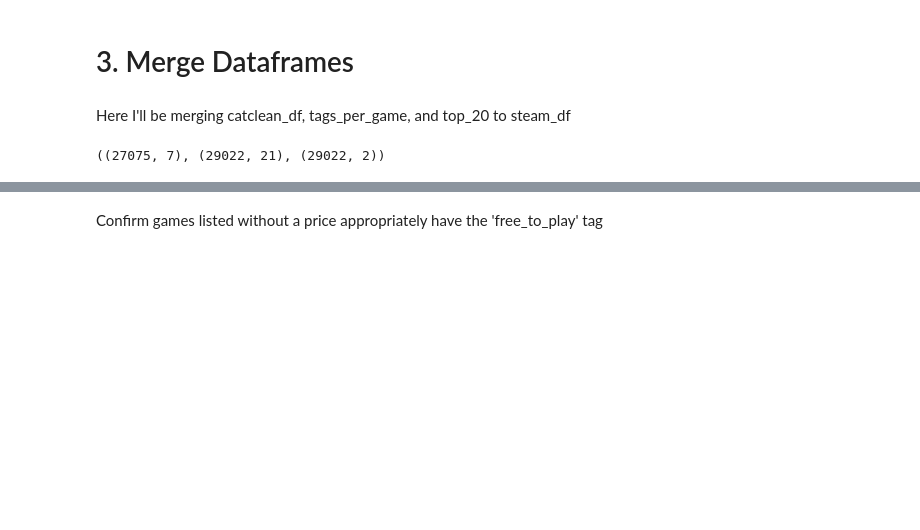
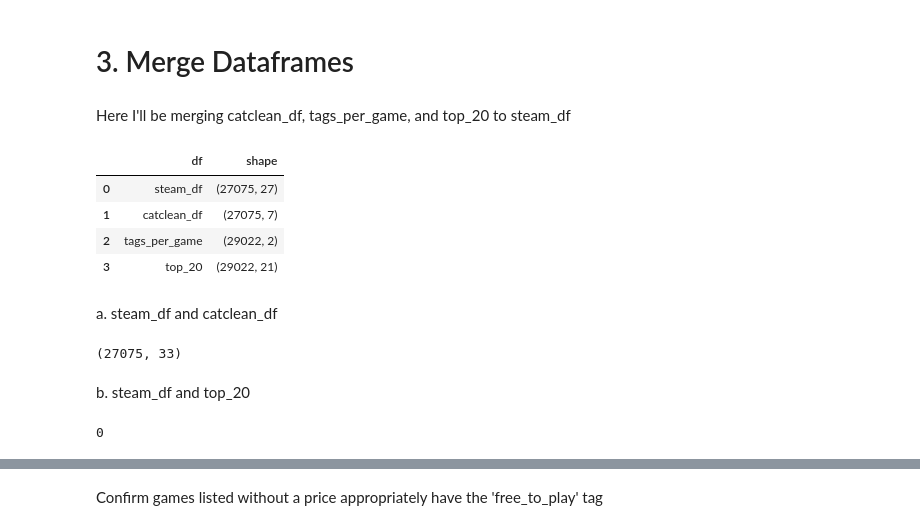
Before and after one commit to divzueri/Springboard, a Jupyter notebook: Capstone2/notebooks/2_Data_Wrangling.ipynb, the cells around one changed output, grey strips where cells are left out. Cells and saved outputs as stored; diff of their text form; code cells hidden in the pictures; blank space fills up the shorter version.

```diff
--- a/Capstone2/notebooks/2_Data_Wrangling.ipynb
+++ b/Capstone2/notebooks/2_Data_Wrangling.ipynb
@@ -901,6 +901,12 @@ top_20.head()
 Here I'll be merging catclean_df, tags_per_game, and top_20 to steam_df
 # %%
 # Check shape of new dfs
-catclean_df.shape, top_20.shape, tags_per_game.shape
+pd.DataFrame({'df':['steam_df','catclean_df','tags_per_game','top_20'],'shape':[steam_df.shape,catclean_df.shape,tags_per_game.shape,top_20.shape]})
 # %% [output]
-((27075, 7), (29022, 21), (29022, 2))
+|  | df | shape |
+| 0 | steam_df | (27075, 27) |
+| 1 | catclean_df | (27075, 7) |
+| 2 | tags_per_game | (29022, 2) |
+| 3 | top_20 | (29022, 21) |
+# %% [markdown]
+a. steam_df and catclean_df
@@ -906,0 +916,11 @@ catclean_df.shape, top_20.shape, tags_per_game.shape
+# %%
+steam_df.shape
+# %% [output]
+(27075, 33)
+# %% [markdown]
+b. steam_df and top_20
+# %%
+# Games in steam_df not in top_20
+len(set(steam_df.appid).difference(set(top_20.appid)))
+# %% [output]
+0
```
Also changed, not shown: parts of 34 cells of this notebook.
